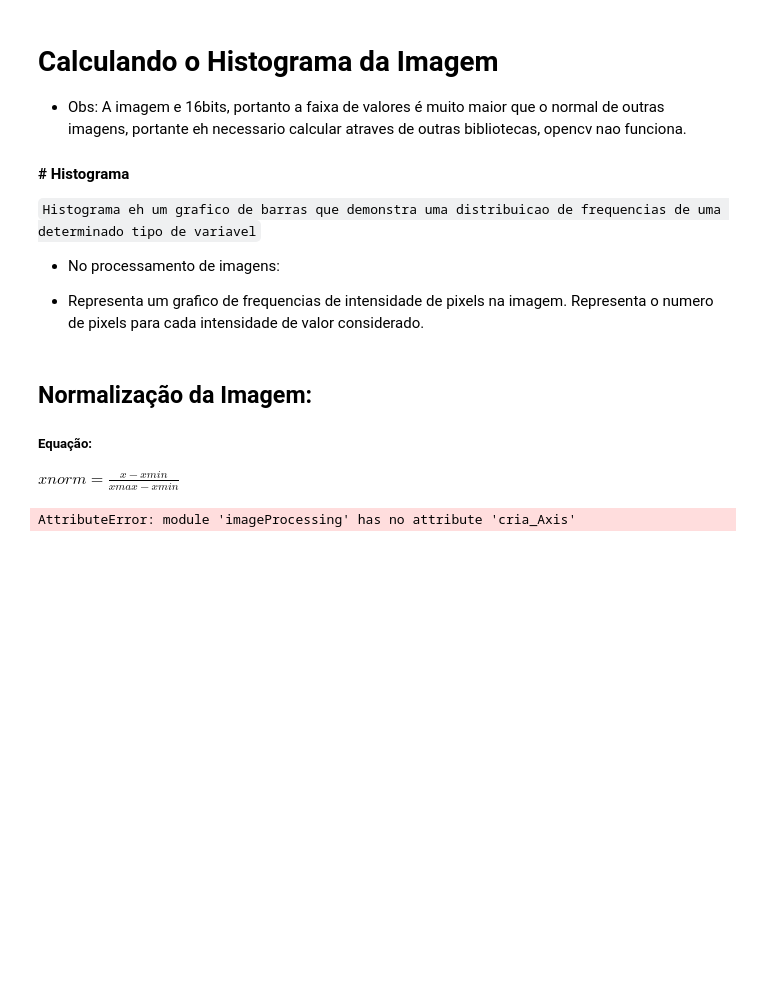
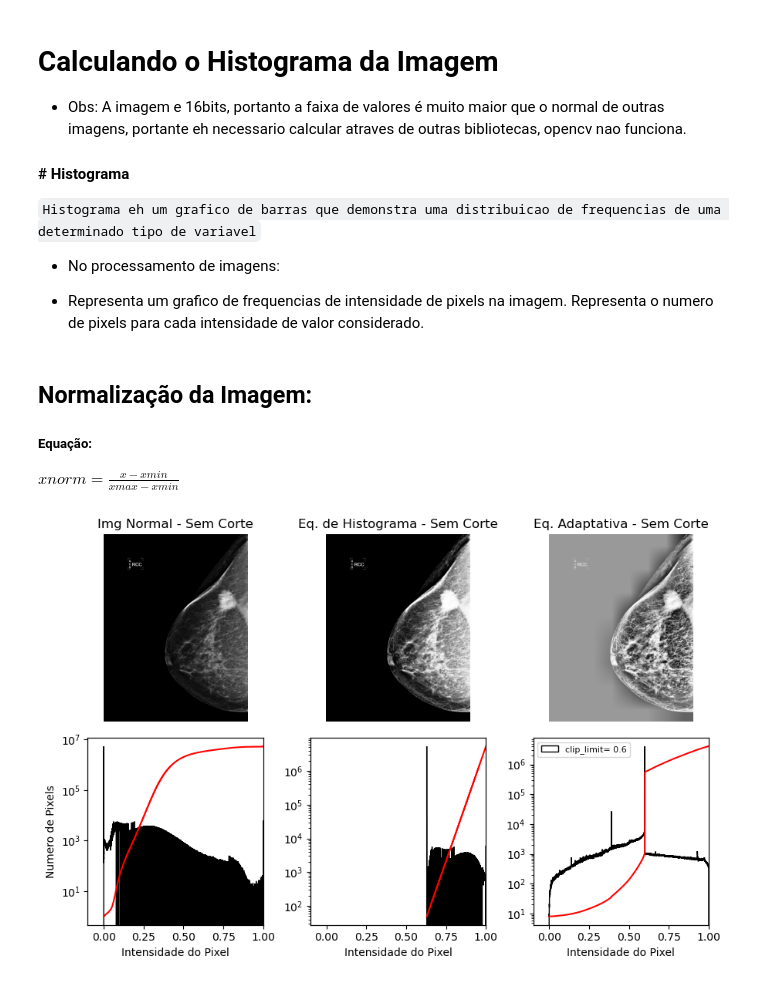
Before and after one commit to lukasmachado20/ProjetoITI, a Jupyter notebook: equalizacao_histogramas.ipynb, the cells around one changed output. Cells and saved outputs as stored; diff of their text form; code cells hidden in the pictures; blank space fills up the shorter version.

Commit message:
recorte-imagem-sucesso

```diff
--- a/equalizacao_histogramas.ipynb
+++ b/equalizacao_histogramas.ipynb
@@ -30,25 +30,25 @@ imgEqAdaptHist = exposure.equalize_adapthist(imgNormalized, nbins=np.max(imgArra
 # %%
 # Cria axis
 fig, axes = imgProc.cria_Axis(plt.figure(figsize=(9, 6)))
 
 # Imagem Normal, sem nenhuma Equalizacao
 axeImg, axeHist, axeCdf = imgProc.plot_Img_And_Hist(imgNormalized, axes[:, 0])
-axeImg.set_title('Imagem Normal - Sem Corte')
+axeImg.set_title('Img Normal - Sem Corte')
 axeHist.set_ylabel('Numero de Pixels')
 
 # Imagem com Equalizacao de Histograma
 axeImg, axeHist, axeCdf = imgProc.plot_Img_And_Hist(imgEqHist, axes[:, 1])
-axeImg.set_title('Equalização de Histograma - Sem Corte')
+axeImg.set_title('Eq. de Histograma - Sem Corte')
 
 # Imagem com Equalizacao Adaptativa de Histograma
 axeImg, axeHist, axeCdf = imgProc.plot_Img_And_Hist(imgEqAdaptHist, axes[:, 2])
-axeImg.set_title('Equalização Adaptativa - Sem Corte')
+axeImg.set_title('Eq. Adaptativa - Sem Corte')
 axeHist.legend(['clip_limit= 0.6'], fontsize=8,loc=2)
 
 fig.tight_layout()
 plt.show()
 # %% [output]
-AttributeError: module 'imageProcessing' has no attribute 'cria_Axis'
+[figure, added]
 # %%
 # Cortando imagem
 imgArray = imgProc.croped_Img_With_Threshold(img)
```
Also changed, not shown: parts of 1 cell of this notebook.
